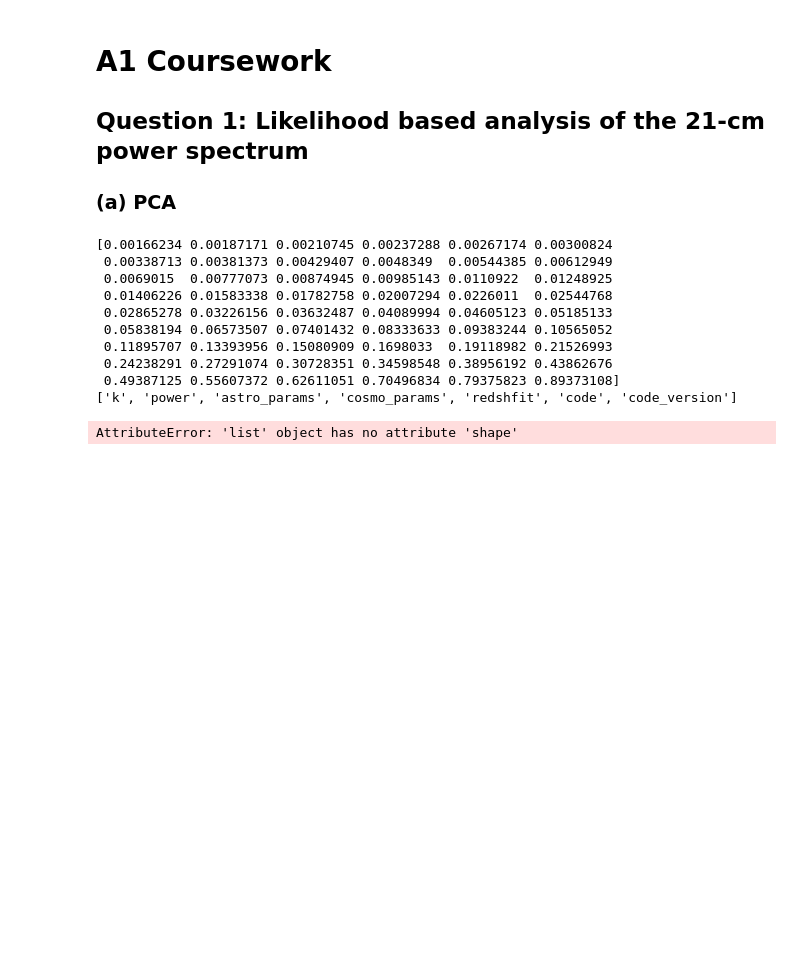
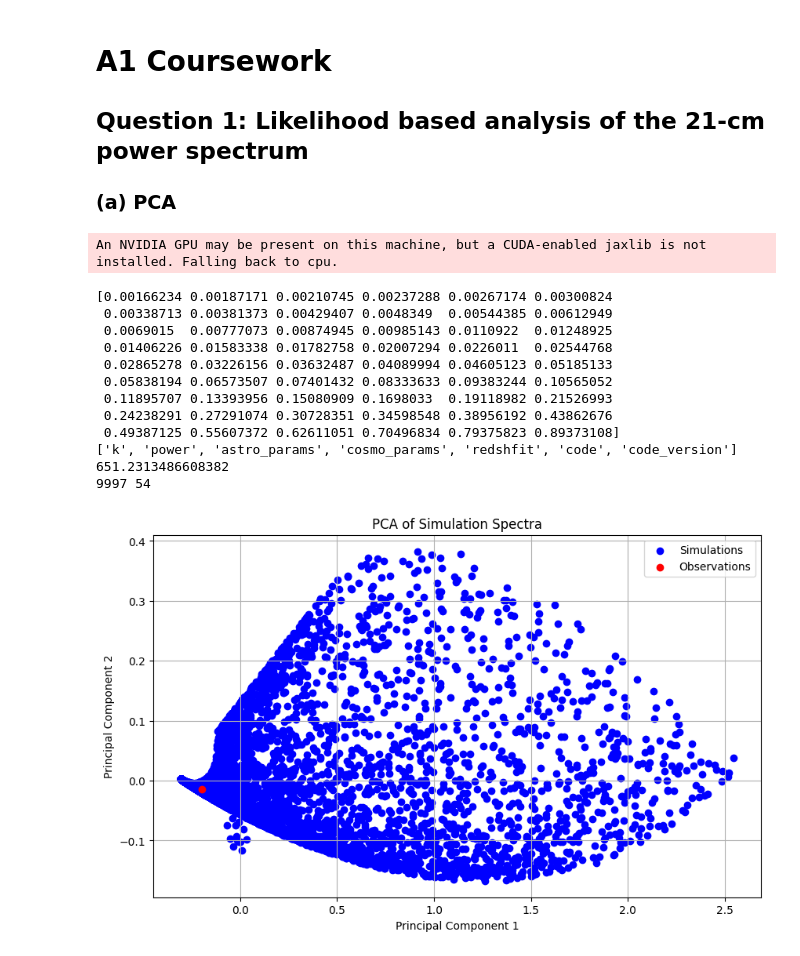
Before and after one commit to AlexBM173/apb86_A1, a Jupyter notebook: draft.ipynb, the cells around one changed output. Drawn from its saved outputs; the diff is of its cells as text; code cells hidden in the pictures; blank space fills up the shorter version.

```diff
--- a/draft.ipynb
+++ b/draft.ipynb
@@ -13,7 +13,7 @@ import os
 # Load the data
 data_path = "data/"
 observations_data = np.load(data_path + "/observations.npz")
-observations_power = observations_data["power"]
+observations_spectrum = observations_data["power"]
 observations_ks = observations_data["k"]
 
 ks = []
@@ -29,25 +29,61 @@ for file in os.listdir(data_path + "/simulations/simulations/"):
         sample = np.load(data_path + "/simulations/simulations/" + filename, allow_pickle=True)
         ks.append(sample[sample.files[0]])
         spectra.append(sample[sample.files[1]])
-        params.append(sample[sample.files[2]])
+
+        astrophysical_params = [float(v) for v in sample[sample.files[2]].item().values()]
+        cosmological_param = [float(v) for v in sample[sample.files[3]].item().values()]
+        sample_params = astrophysical_params + cosmological_param
+        if len(sample_params) != 4:
+            raise ValueError(f"Expected 4 parameters per sample, got {len(sample_params)} for {filename}")
+        params.append(sample_params)
+
         redshift.append(sample[sample.files[4]])
         code.append(sample[sample.files[5]])
         code_version.append(sample[sample.files[6]])
         continue
     else:
         continue
+# %% [output]
+An NVIDIA GPU may be present on this machine, but a CUDA-enabled jaxlib is not installed. Falling back to cpu.
 # %%
 print(observations_ks)
 print(sample.files)
+
+max_power = np.max(spectra)
+min_power = np.min(spectra)
+print(max_power)
+# Normalize the spectra
+normalized_spectra = (spectra - min_power) / (max_power - min_power)
+# Reshape the spectra for PCA
+num_samples, num_features = normalized_spectra.shape
+print(num_samples, num_features)
+reshaped_spectra = normalized_spectra.reshape(num_samples, num_features)
+normalized_observations_spectrum = (observations_spectrum - min_power) / (max_power - min_power)
+# Perform PCA
+pca_2 = PCA(n_components=2).fit(np.append(reshaped_spectra, normalized_observations_spectrum.reshape(1, -1), axis=0))  # Reduce to 2 dimensions for visualization
+pca_2_simulations_spectra_result = pca_2.transform(reshaped_spectra)
+pca_2_observations_result = pca_2.transform(normalized_observations_spectrum.reshape(1, -1))
+# Plot the PCA results
+plt.figure(figsize=(10, 6))
+plt.scatter(pca_2_simulations_spectra_result[:, 0], pca_2_simulations_spectra_result[:, 1], c='blue', label='Simulations')
+plt.scatter(pca_2_observations_result[:, 0], pca_2_observations_result[:, 1], c='red', label='Observations')
+plt.xlabel('Principal Component 1')
+plt.ylabel('Principal Component 2')
+plt.title('PCA of Simulation Spectra')
+plt.legend()
+plt.grid()
+plt.show()
 # %% [output]
 [0.00166234 0.00187171 0.00210745 0.00237288 0.00267174 0.00300824
  0.00338713 0.00381373 0.00429407 0.0048349  0.00544385 0.00612949
  0.0069015  0.00777073 0.00874945 0.00985143 0.0110922  0.01248925
  0.01406226 0.01583338 0.01782758 0.02007294 0.0226011  0.02544768
  0.02865278 0.03226156 0.03632487 0.04089994 0.04605123 0.05185133
  0.05838194 0.06573507 0.07401432 0.08333633 0.09383244 0.10565052
  0.11895707 0.13393956 0.15080909 0.1698033  0.19118982 0.21526993
  0.24238291 0.27291074 0.30728351 0.34598548 0.38956192 0.43862676
  0.49387125 0.55607372 0.62611051 0.70496834 0.79375823 0.89373108]
 ['k', 'power', 'astro_params', 'cosmo_params', 'redshfit', 'code', 'code_version']
+651.2313486608382
+9997 54
-AttributeError: 'list' object has no attribute 'shape'
+[figure, added]
```
Also changed, not shown: parts of 8 cells of this notebook.
